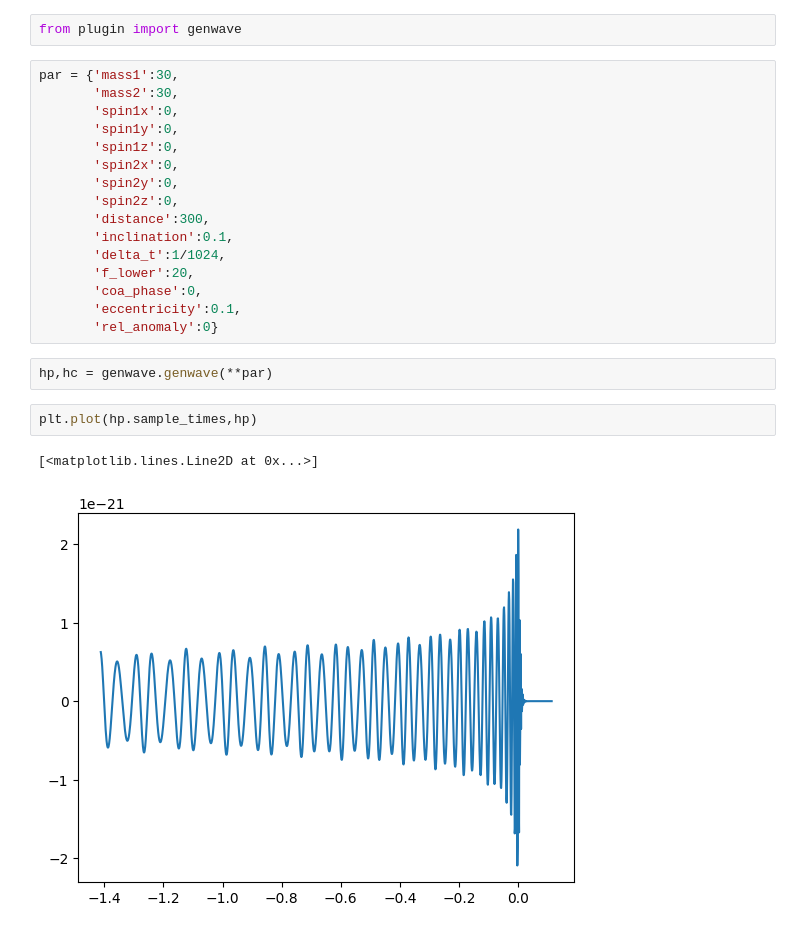
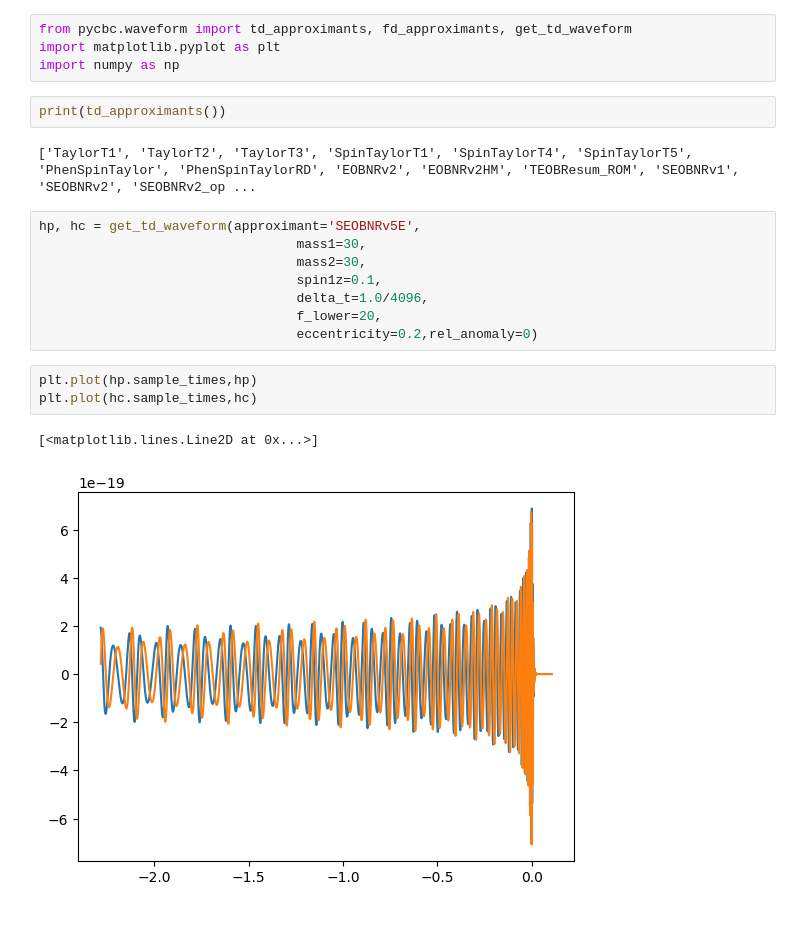
Before and after one commit to yi-fan-wang/pycbc-plugin-seobnr, a Jupyter notebook: notebook/example.ipynb, the cells around one changed output. Drawn from its saved outputs; the diff is of its cells as text.

```diff
--- a/notebook/example.ipynb
+++ b/notebook/example.ipynb
@@ -6,25 +1,22 @@ sys.path.append('../')
-# %%
-from plugin import genwave
+# %%
+from pycbc.waveform import td_approximants, fd_approximants, get_td_waveform
+import matplotlib.pyplot as plt
+import numpy as np
+# %%
+print(td_approximants())
+# %% [output]
+['TaylorT1', 'TaylorT2', 'TaylorT3', 'SpinTaylorT1', 'SpinTaylorT4', 'SpinTaylorT5', 'PhenSpinTaylor', 'PhenSpinTaylorRD', 'EOBNRv2', 'EOBNRv2HM', 'TEOBResum_ROM', 'SEOBNRv1', 'SEOBNRv2', 'SEOBNRv2_op ...
 # %%
-par = {'mass1':30,
-       'mass2':30,
-       'spin1x':0,
-       'spin1y':0,
-       'spin1z':0,
-       'spin2x':0,
-       'spin2y':0,
-       'spin2z':0,
-       'distance':300,
-       'inclination':0.1,
-       'delta_t':1/1024,
-       'f_lower':20,
-       'coa_phase':0,
-       'eccentricity':0.1,
-       'rel_anomaly':0}
+hp, hc = get_td_waveform(approximant='SEOBNRv5E',
+                                 mass1=30,
+                                 mass2=30,
+                                 spin1z=0.1,
+                                 delta_t=1.0/4096,
+                                 f_lower=20,
+                                 eccentricity=0.2,rel_anomaly=0)
-# %%
-hp,hc = genwave.genwave(**par)
 # %%
 plt.plot(hp.sample_times,hp)
+plt.plot(hc.sample_times,hc)
 # %% [output]
 [<matplotlib.lines.Line2D at 0x...>]
-[figure, old version]
+[figure, new version]
```
Also changed, not shown: parts of 5 cells of this notebook.
